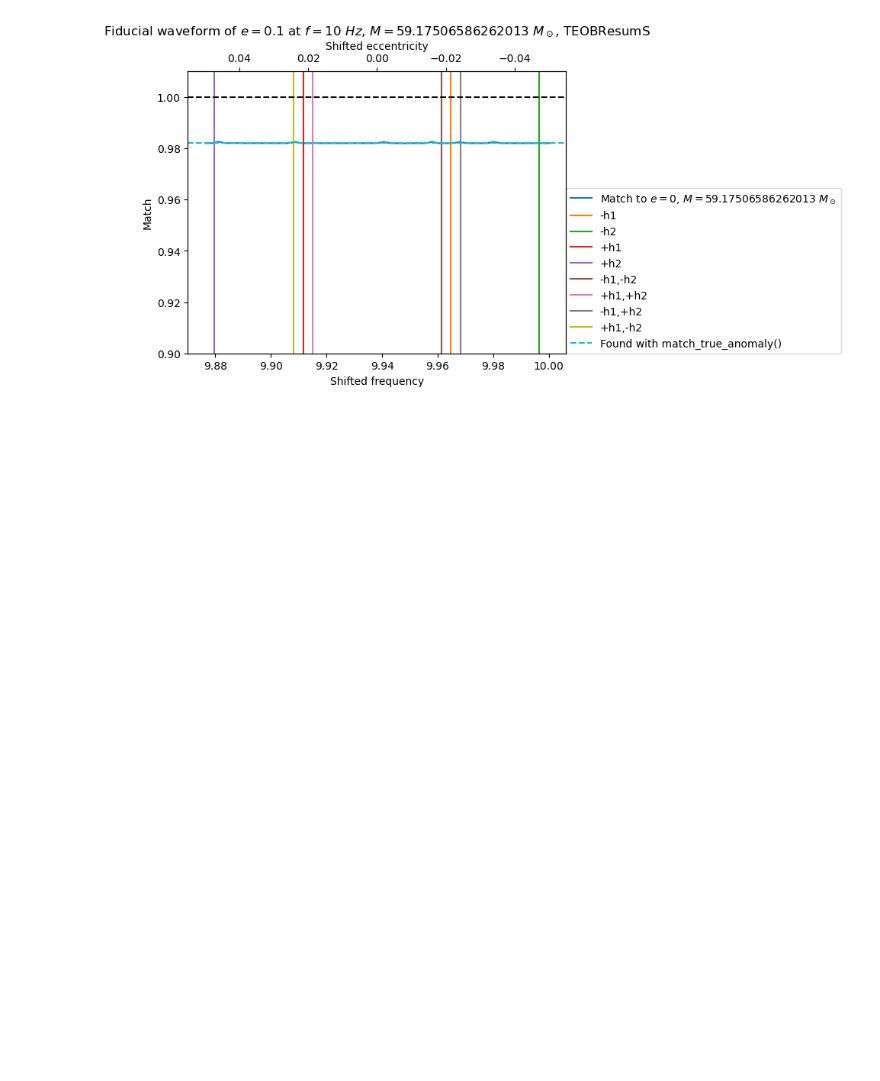
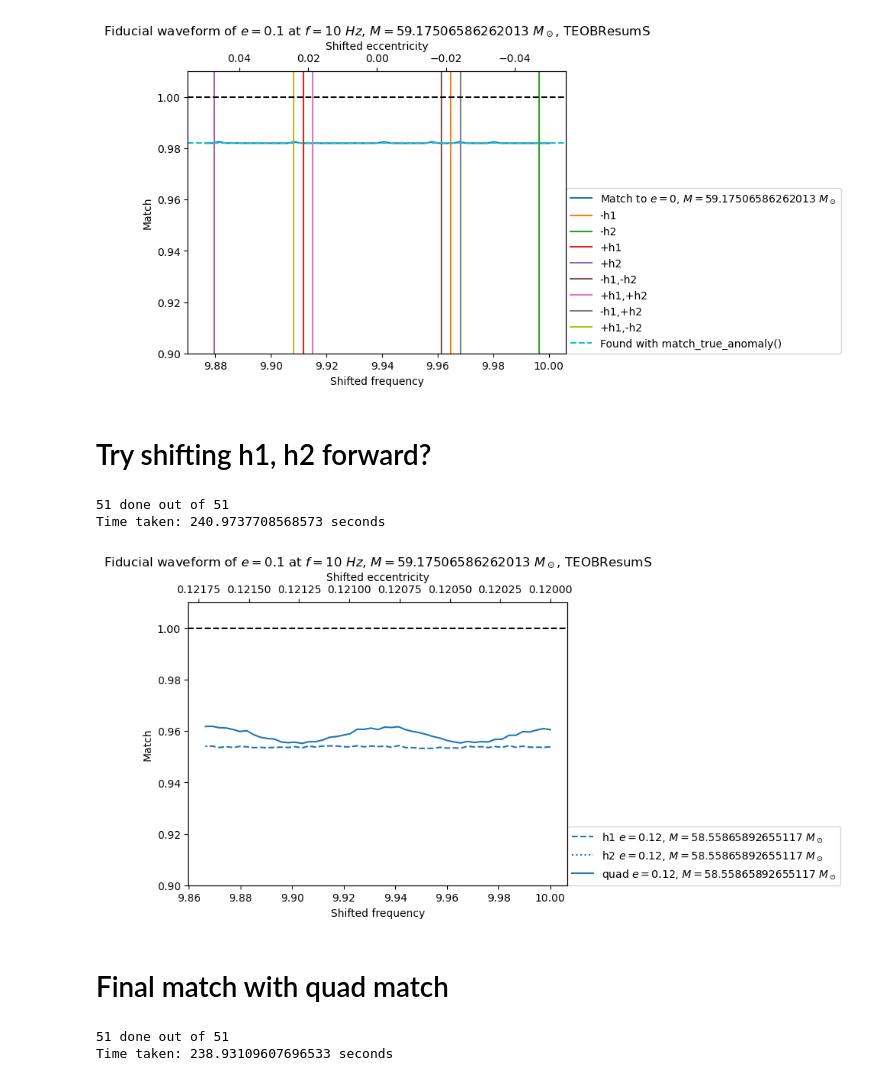
Before and after one commit to BenGPatterson/EccentricBinaries, a Jupyter notebook: notebooks/shifting_h1_h2.ipynb, the cells around one changed output. Cells and saved outputs as stored; diff of their text form; code cells hidden in the pictures; blank space fills up the shorter version.

Commit message:
change phase diff final match to quad match and more work on SVD

```diff
--- a/notebooks/shifting_h1_h2.ipynb
+++ b/notebooks/shifting_h1_h2.ipynb
@@ -512,3 +541,5 @@ m = match_true_anomaly(s, 10, 0, chirp2total(24, 2), 2, 4096, 'TEOBResumS')
 plot_s_f_teob([0.1, chirp2total(24, 2), 2], (0, chirp2total(24, 2)), dataslot_9, 10, found_match=m)
 # %% [output]
 [figure]
+# %% [markdown]
+# Try shifting h1, h2 forward?
@@ -514,0 +598,25 @@ plot_s_f_teob([0.1, chirp2total(24, 2), 2], (0, chirp2total(24, 2)), dataslot_9,
+# %%
+# Shifting h1, h2 forward
+start = time.time()
+sample_rate = 4096
+dataslot_10 = s_f_h1_h2_fw([0.1, chirp2total(24, 2), 2], (0.12, chirp2total(23.75, 2)), 51, 10)
+end = time.time()
+print(f'\nTime taken: {end-start} seconds')
+# %% [output]
+51 done out of 51
+Time taken: 240.9737708568573 seconds
+# %%
+plot_s_f([0.1, chirp2total(24, 2), 2], (0.12, chirp2total(23.75, 2)), dataslot_10, 10, phase_lines=False) # Plot shifting h1, h2 forward
+# %% [output]
+[figure, added]
+# %% [markdown]
+# Final match with quad match
+# %%
+start = time.time()
+sample_rate = 4096
+dataslot_11 = s_f_h1_h2([0.1, chirp2total(24, 2), 2], (0.12, chirp2total(23.9, 2)), 51, 10)
+end = time.time()
+print(f'\nTime taken: {end-start} seconds')
+# %% [output]
+51 done out of 51
+Time taken: 238.93109607696533 seconds
```
Also changed, not shown: parts of 10 cells of this notebook, 3 other files.
